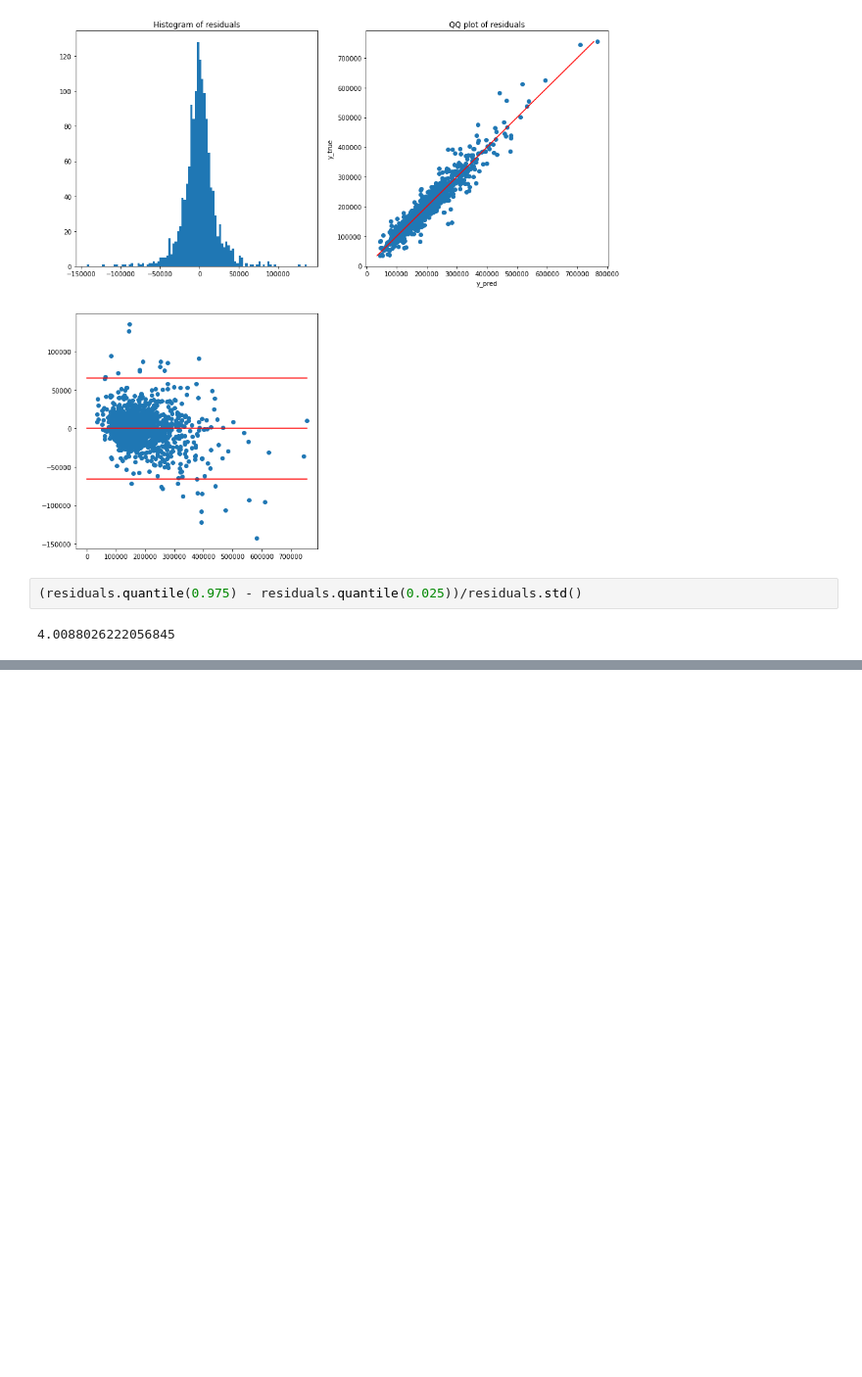
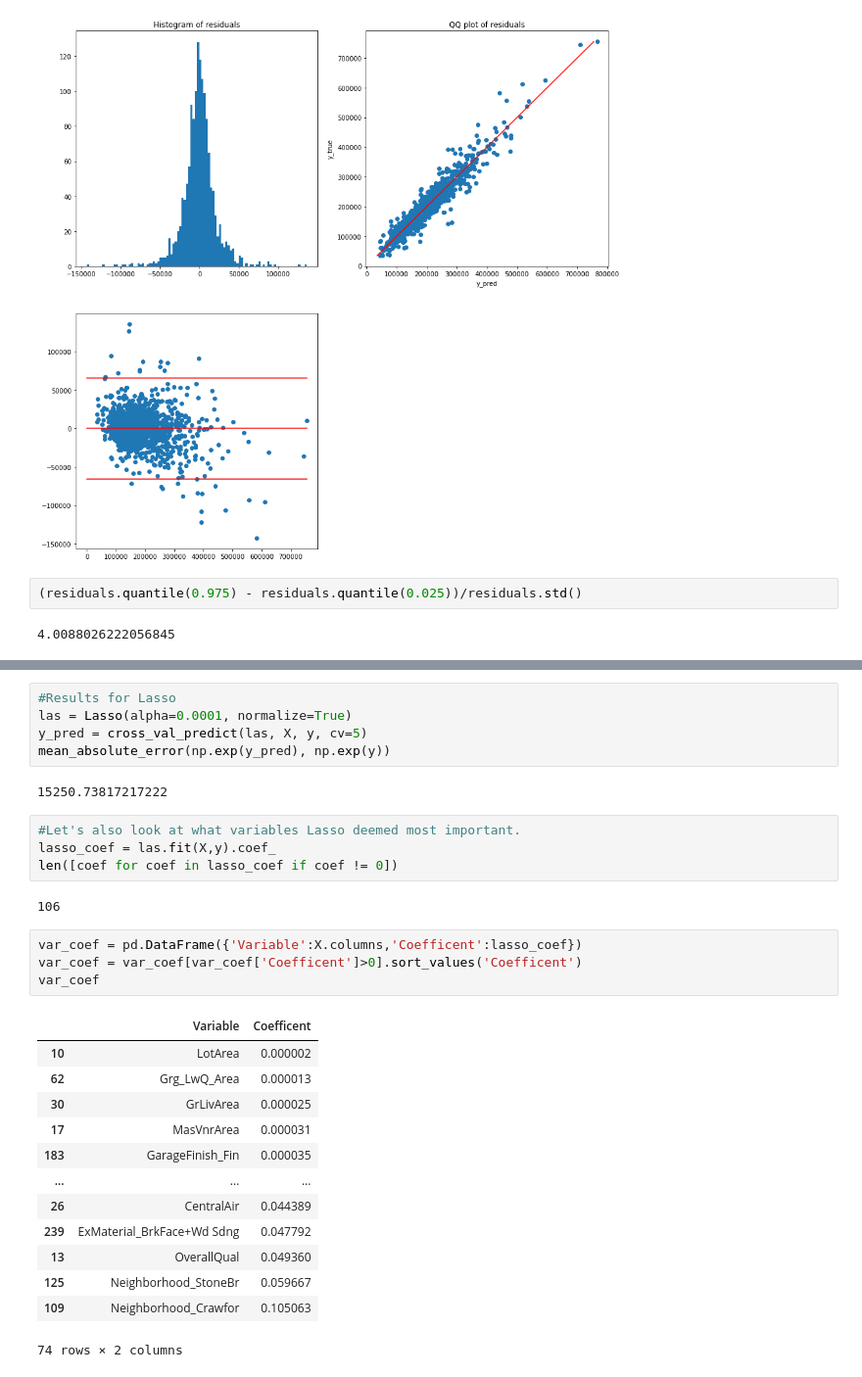
Before and after one commit to SophiaOfTheOceans/Iowa-Housing-Prices, a Jupyter notebook: ML.ipynb, the cells around one changed output, grey strips where cells are left out. Shown at 98% size. Drawn from its saved outputs; the diff is of its cells as text; blank space fills up the shorter version.

```diff
--- a/ML.ipynb
+++ b/ML.ipynb
@@ -213,0 +348,31 @@ print(nof, round(low_score,2))
+# %%
+#Results for Lasso
+las = Lasso(alpha=0.0001, normalize=True)
+y_pred = cross_val_predict(las, X, y, cv=5)
+mean_absolute_error(np.exp(y_pred), np.exp(y))
+# %% [output]
+15250.73817217222
+# %%
+#Let's also look at what variables Lasso deemed most important.
+lasso_coef = las.fit(X,y).coef_
+len([coef for coef in lasso_coef if coef != 0])
+# %% [output]
+106
+# %%
+var_coef = pd.DataFrame({'Variable':X.columns,'Coefficent':lasso_coef})
+var_coef = var_coef[var_coef['Coefficent']>0].sort_values('Coefficent')
+var_coef
+# %% [output]
+|  | Variable | Coefficent |
+| 10 | LotArea | 0.000002 |
+| 62 | Grg_LwQ_Area | 0.000013 |
+| 30 | GrLivArea | 0.000025 |
+| 17 | MasVnrArea | 0.000031 |
+| 183 | GarageFinish_Fin | 0.000035 |
+| ... | ... | ... |
+| 26 | CentralAir | 0.044389 |
+| 239 | ExMaterial_BrkFace+Wd Sdng | 0.047792 |
+| 13 | OverallQual | 0.049360 |
+| 125 | Neighborhood_StoneBr | 0.059667 |
+| 109 | Neighborhood_Crawfor | 0.105063 |
+74 rows × 2 columns
```
Also changed, not shown: parts of 35 cells of this notebook, 1 other file.
